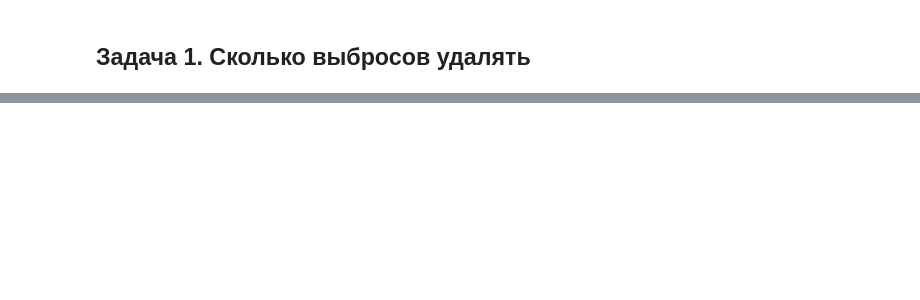
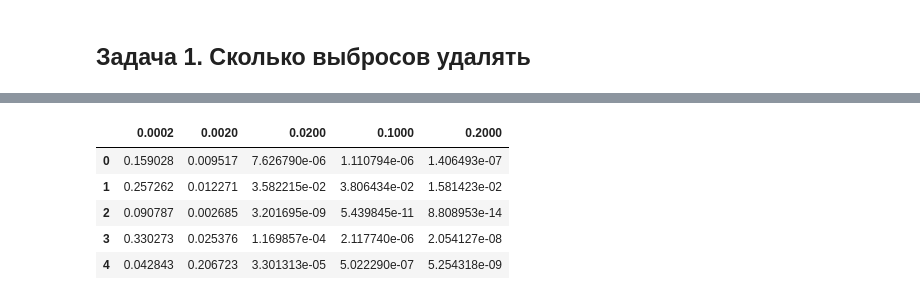
Before and after one commit to ib-rain/kc, a Jupyter notebook: simulator_ab/06_Solution.ipynb, the cells around one changed output, grey strips where cells are left out. Cells and saved outputs as stored; diff of their text form; code cells hidden in the pictures; blank space fills up the shorter version.

```diff
--- a/simulator_ab/06_Solution.ipynb
+++ b/simulator_ab/06_Solution.ipynb
@@ -28,0 +25,16 @@ from _shared import *
+# %%
+target_metric = 'load_time' #mean per user.
+
+filename = '2022-04-01T12_df_web_logs.csv'
+begin_date = '2022-03-01'
+end_date = '2022-03-08'
+
+alpha = 0.05
+criterion = stats.ttest_ind
+
+group_size = 1000
+effect_type = 'mul'
+mde = +0.01
+
+filter_quantiles = np.array([0.02, 0.20, 2.00, 10.00, 20.00]) / 100.0
+filter_quantiles
@@ -28,0 +43,10 @@ from _shared import *
+# %%
+df_web_logs = get_data_subset(
+    df=read_from_database(filename, [2]),
+    begin_date=begin_date,
+    end_date=end_date,
+    user_ids=None,
+    columns=['date', 'user_id', 'load_time']
+)
+
+df_web_logs.head()
@@ -28,0 +108,18 @@ from _shared import *
+# %%
+error_rates = get_error_rates_outlier(
+    df=df_web_logs,
+    N=10_000,
+    outlier_quantiles=filter_quantiles,
+    metric=target_metric,
+    effect_size=mde,
+    effect_type='mul'
+)
+
+error_rates.head()
+# %% [output]
+|  | 0.0002 | 0.0020 | 0.0200 | 0.1000 | 0.2000 |
+| 0 | 0.159028 | 0.009517 | 7.626790e-06 | 1.110794e-06 | 1.406493e-07 |
+| 1 | 0.257262 | 0.012271 | 3.582215e-02 | 3.806434e-02 | 1.581423e-02 |
+| 2 | 0.090787 | 0.002685 | 3.201695e-09 | 5.439845e-11 | 8.808953e-14 |
+| 3 | 0.330273 | 0.025376 | 1.169857e-04 | 2.117740e-06 | 2.054127e-08 |
+| 4 | 0.042843 | 0.206723 | 3.301313e-05 | 5.022290e-07 | 5.254318e-09 |
```
Also changed, not shown: parts of 17 cells of this notebook, 2 other files.
